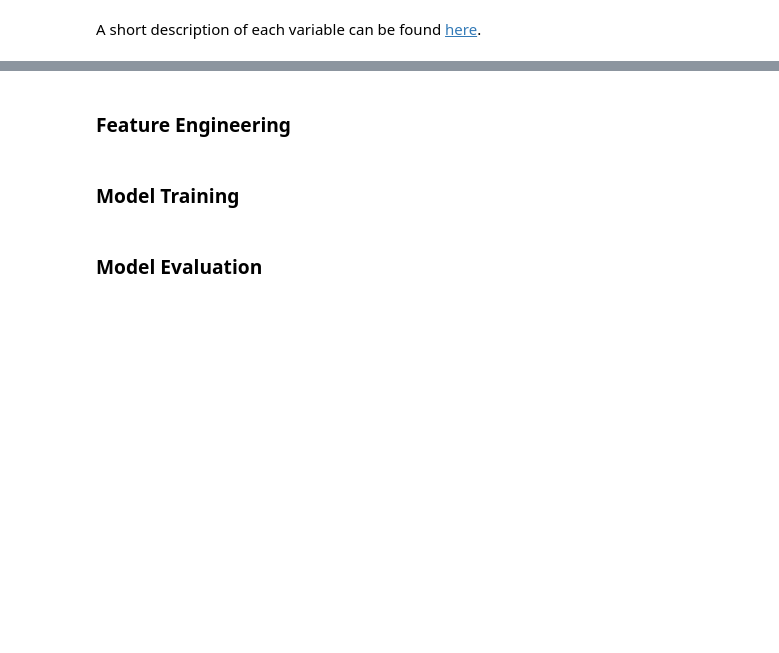
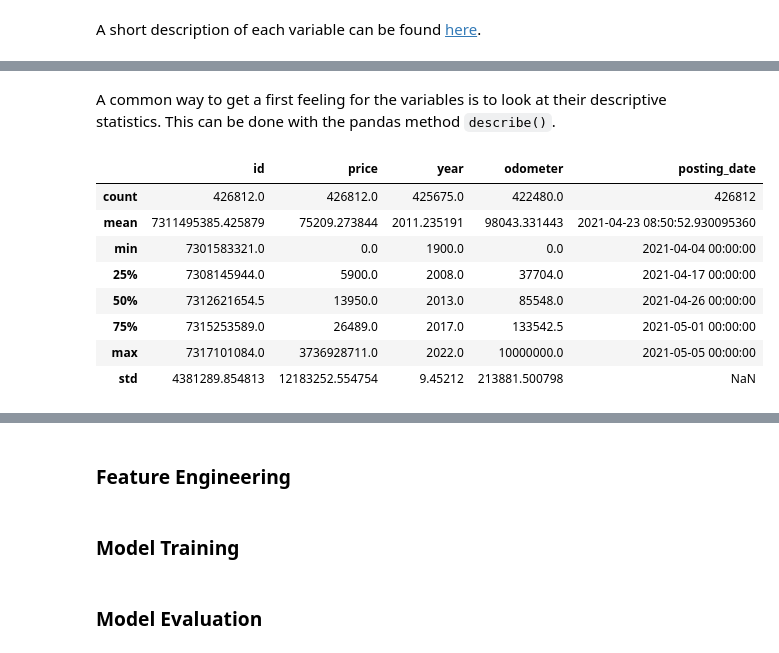
Before and after one commit to julienOlivier3/risk-analytics, a Jupyter notebook: day1_ml.ipynb, the cells around one changed output, grey strips where cells are left out. Cells and saved outputs as stored; diff of their text form; code cells hidden in the pictures; blank space fills up the shorter version.

```diff
--- a/day1_ml.ipynb
+++ b/day1_ml.ipynb
@@ -165 +175,15 @@ gscpi                       Float64
 dtype: object
+# %% [markdown]
+A common way to get a first feeling for the variables is to look at their descriptive statistics. This can be done with the pandas method `describe()`.
+# %%
+df_uc.describe(exclude=['string[python]']) # integers, floats and datetime
+# %% [output]
+|  | id | price | year | odometer | posting_date |
+| count | 426812.0 | 426812.0 | 425675.0 | 422480.0 | 426812 |
+| mean | 7311495385.425879 | 75209.273844 | 2011.235191 | 98043.331443 | 2021-04-23 08:50:52.930095360 |
+| min | 7301583321.0 | 0.0 | 1900.0 | 0.0 | 2021-04-04 00:00:00 |
+| 25% | 7308145944.0 | 5900.0 | 2008.0 | 37704.0 | 2021-04-17 00:00:00 |
+| 50% | 7312621654.5 | 13950.0 | 2013.0 | 85548.0 | 2021-04-26 00:00:00 |
+| 75% | 7315253589.0 | 26489.0 | 2017.0 | 133542.5 | 2021-05-01 00:00:00 |
+| max | 7317101084.0 | 3736928711.0 | 2022.0 | 10000000.0 | 2021-05-05 00:00:00 |
+| std | 4381289.854813 | 12183252.554754 | 9.45212 | 213881.500798 | NaN |
```
Also changed, not shown: parts of 44 cells of this notebook, 5 other files.
